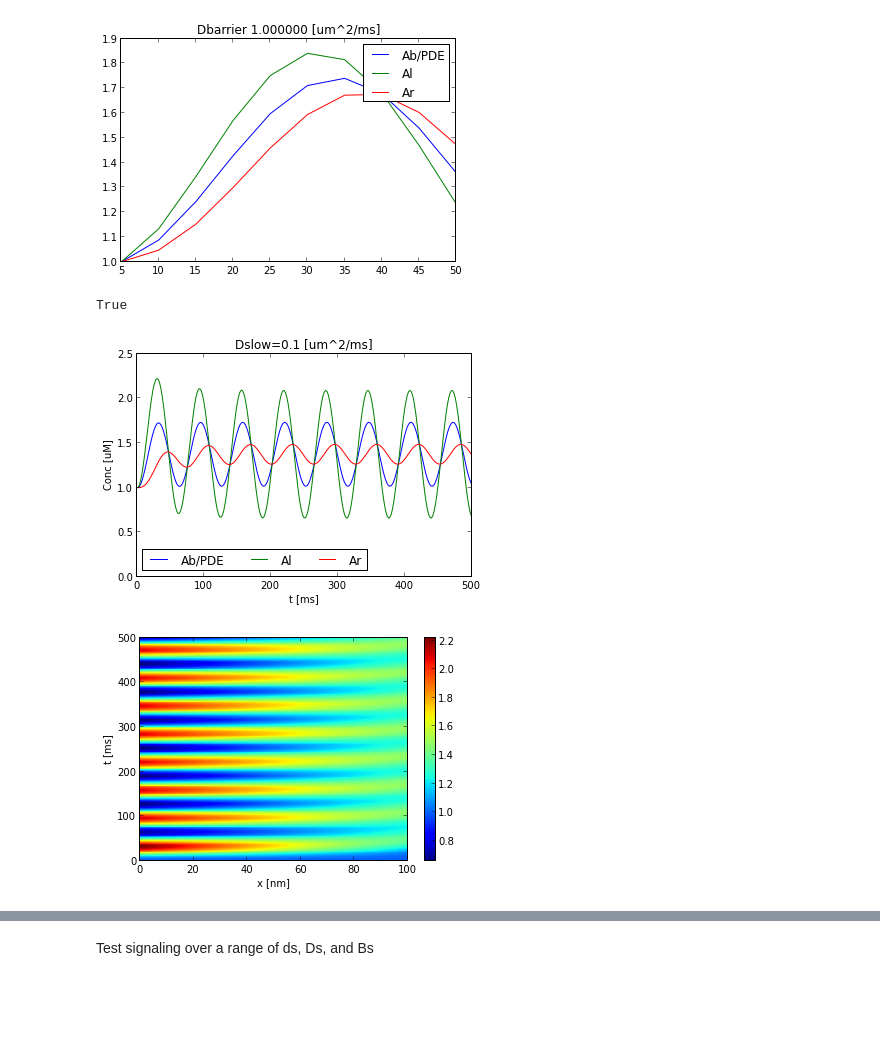
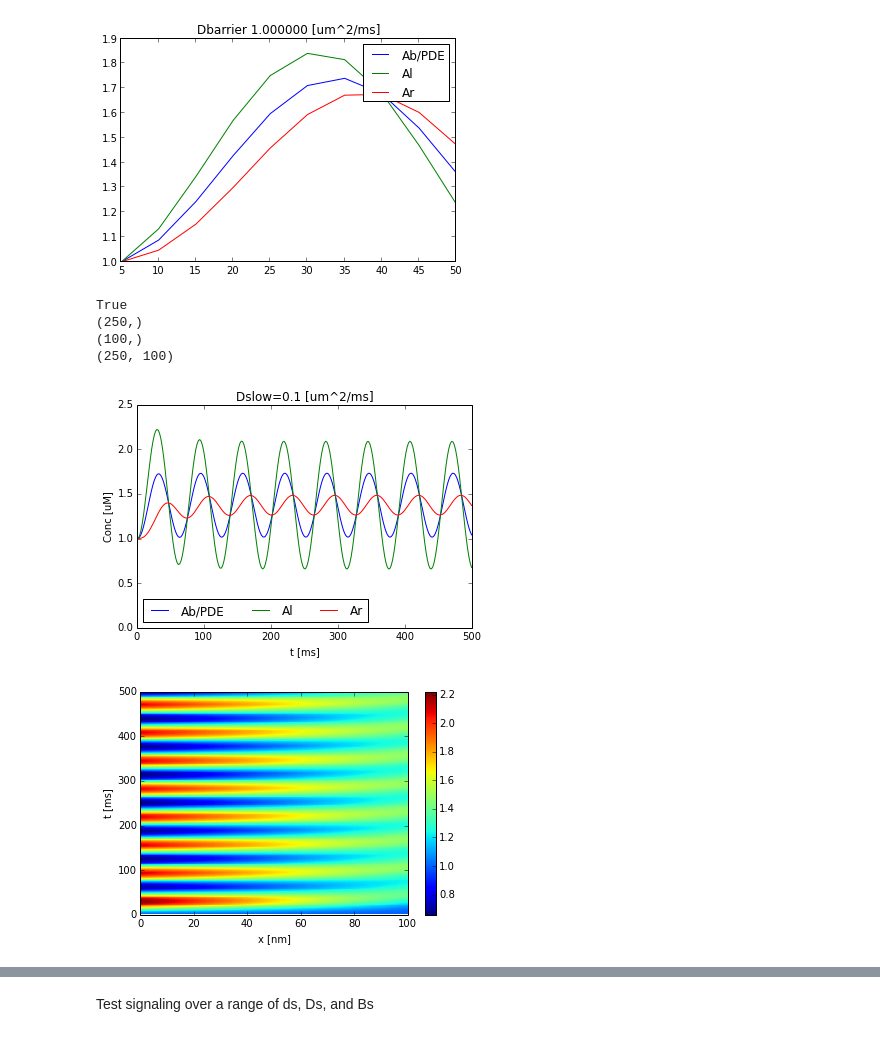
Before and after one commit to huskeypm/enzymekineticsacs, a Jupyter notebook: pdeode.ipynb, the cells around one changed output, grey strips where cells are left out. Cells and saved outputs as stored; diff of their text form; code cells hidden in the pictures; blank space fills up the shorter version.

Commit message:
Checking in stuff before changing ATP diffusion constnat everywhere

```diff
--- a/pdeode.ipynb
+++ b/pdeode.ipynb
@@ -54,3 +234,6 @@ AssertionError: Failed for species 0 [0.000000/0.749954]
 # %%
-Params.meshDim = np.array([1.,1.,1.]) if 1:    results13=test13()plotconserv(results13,range=[0,20])
+Params.meshDim = np.array([1.,1.,1.])
+if 1:
+    results13=test13()
+plotconserv(results13,range=[0,20])
 # %% [markdown]
@@ -74,5 +307,14 @@ call via  - python coupledReactionDiffusion3comp.py -test5all or - python couple
 # %% [markdown]
 <span style="color:red"> OVERALL, i probably want a positive, oscillatory source and a constant drain on the RHS.</span>, I think so I can understand how to get higher concenrtation on LHS (like Na+) relative to cytosol
 # %%
-#from coupledReactionDiffusion import *from coupledReactionDiffusion3comp import *root = "/home/huskeypm/papers/changsunpapers/compartment/figs/"params = Params()if 0:    test5i(Dbarrier=params.Ds,pickleName ="Dslow.pkl",name="slow")    test5i(Dbarrier=params.Dbulk,pickleName ="Dwater.pkl",name="water")if 1:     test5i(Dbarrier=params.Df,pickleName ="Dfast.pkl",name="fast")
+#from coupledReactionDiffusion import *
+from coupledReactionDiffusion3comp import *
+root = "/home/huskeypm/papers/changsunpapers/compartment/figs/"
+root = "./"
+params = Params()
+if 0:
+    test5i(Dbarrier=params.Ds,pickleName ="Dslow.pkl",name="slow")
+    test5i(Dbarrier=params.Dbulk,pickleName ="Dwater.pkl",name="water")
+if 0:
+    test5i(Dbarrier=params.Df,pickleName ="Dfast.pkl",name="fast")
 # %% [output]
@@ -88,9 +374,41 @@ D: 1.000000 Dbulkbuff: 1.000000 [um^2/ms]dim [um] [ 0.1  0.1  0.1]Vol V1 0.00100
 # %%
 from coupledReactionDiffusion3comp import *
 # %%
-pickleName ="Dslow.pkl"tsslow,concsslow,Dbarrier,lines = readpickle(pickleName,lines=True)plt.figure()plt.title("Dslow=%3.1f [um^2/ms]" % Dbarrier)    plt.ylim([0,2.5])#plt.xlim([10,500])plt.plot(tsslow,concsslow[:,idxAb],label="Ab/PDE")    plt.plot(tsslow,concsslow[:,idxAl],label="Al")        plt.plot(tsslow,concsslow[:,idxAr],label="Ar")       plt.xlabel("t [ms]")plt.ylabel("Conc [uM]")plt.legend(loc=3,ncol=3)plt.gcf().savefig(root+"compartDslow.png",dpi=300)plt.figure()lines = np.array(lines)s= np.shape(lines)params = Params()xs = np.linspace(0,params.meshDim[0],s[1])um_to_nm = 1000pcolormesh(xs*um_to_nm,tsp[1:],lines)plt.xlabel("x [nm]") plt.ylabel("t [ms]") plt.colorbar()plt.gcf().savefig(root+"linescancompartDslow.png",dpi=300)
+pickleName ="Dslow.pkl"
+tsslow,concsslow,Dbarrier,lines = readpickle(pickleName,lines=True)
+plt.figure()
+plt.title("Dslow=%3.1f [um^2/ms]" % Dbarrier)
+plt.ylim([0,2.5])
+#plt.xlim([10,500])
+plt.plot(tsslow,concsslow[:,idxAb],label="Ab/PDE")
+plt.plot(tsslow,concsslow[:,idxAl],label="Al")
+plt.plot(tsslow,concsslow[:,idxAr],label="Ar")
+plt.xlabel("t [ms]")
+plt.ylabel("Conc [uM]")
+plt.legend(loc=3,ncol=3)
+plt.gcf().savefig(root+"compartDslow.png",dpi=300)
+
+plt.figure()
+lines = np.array(lines)
+s= np.shape(lines)
+params = Params()
+xs = np.linspace(0,params.meshDim[0],s[1])
+um_to_nm = 1000
+
+print np.shape(tsslow)
+print np.shape(xs)
+print np.shape(lines)
+#pcolormesh(xs*um_to_nm,tsslow[1:],lines)
+pcolormesh(xs*um_to_nm,tsslow,lines)
+plt.xlabel("x [nm]")
+plt.ylabel("t [ms]")
+plt.colorbar()
+plt.gcf().savefig(root+"linescancompartDslow.png",dpi=300)
 # %% [output]
 True
+(250,)
+(100,)
+(250, 100)
-[figure, old version]
+[figure, new version]
-[figure, old version]
+[figure, new version]
 # %%
```
Also changed, not shown: parts of 33 cells of this notebook, 4 other files.
